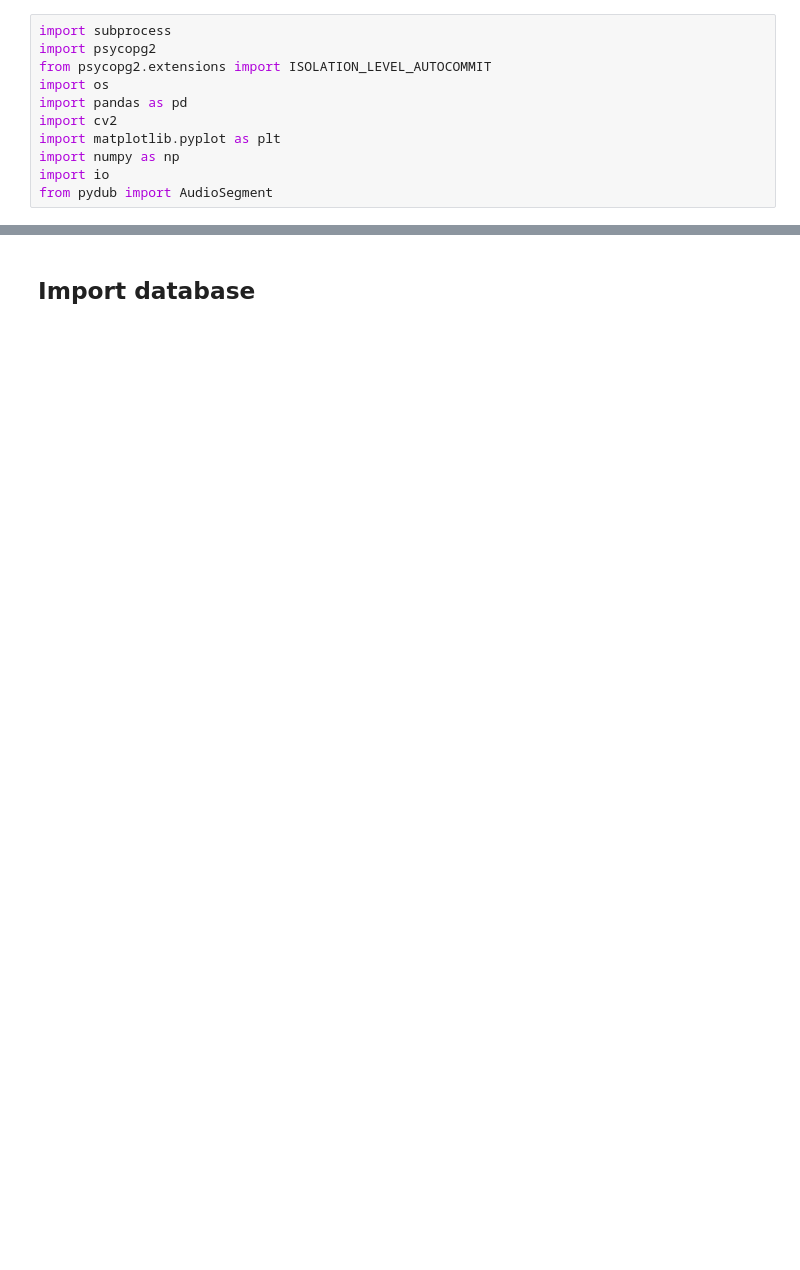
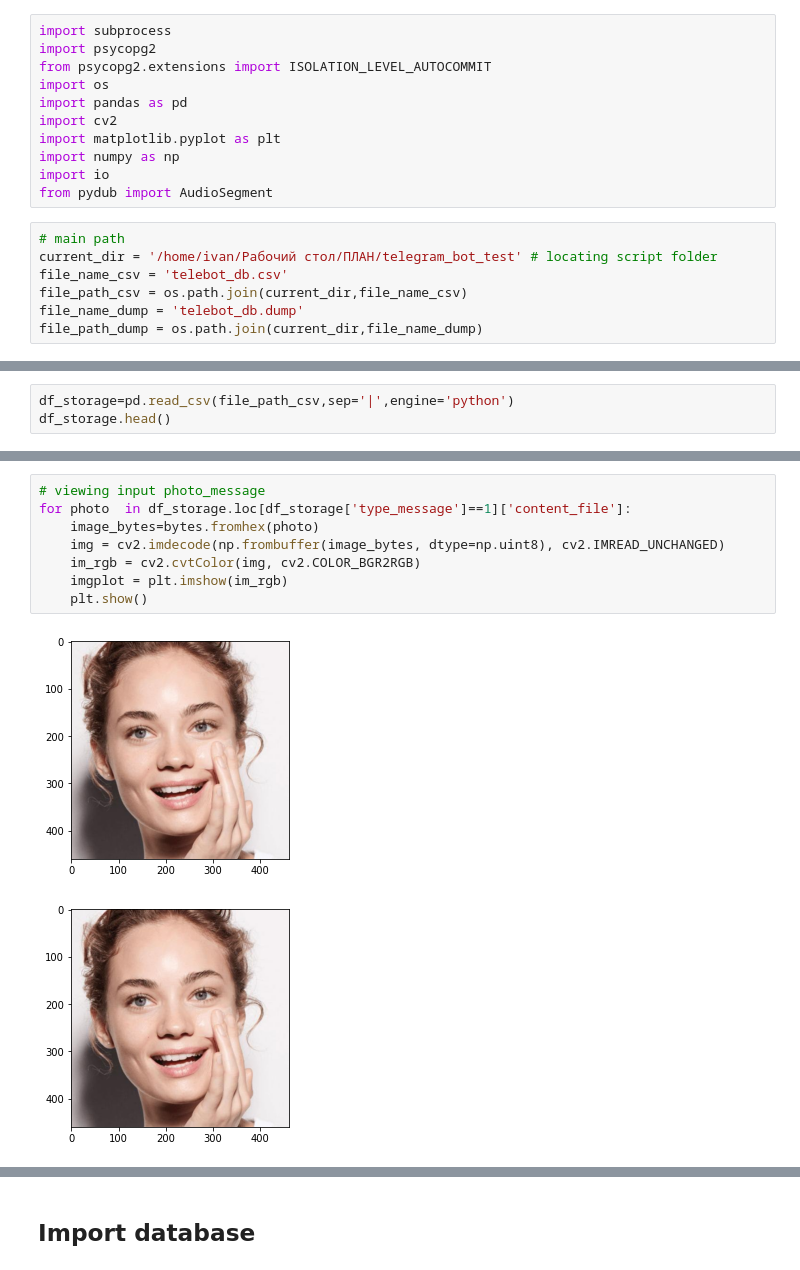
Before and after one commit to Ivan-Nadin/repos, a Jupyter notebook: telebot_db.ipynb, the cells around one changed output, grey strips where cells are left out. Drawn from its saved outputs; the diff is of its cells as text; blank space fills up the shorter version.

```diff
--- a/telebot_db.ipynb
+++ b/telebot_db.ipynb
@@ -9,3 +9,10 @@ import matplotlib.pyplot as plt
 import numpy as np
 import io
 from pydub import AudioSegment
+# %%
+# main path
+current_dir = '/home/ivan/Рабочий стол/ПЛАН/telegram_bot_test' # locating script folder
+file_name_csv = 'telebot_db.csv'
+file_path_csv = os.path.join(current_dir,file_name_csv)
+file_name_dump = 'telebot_db.dump'
+file_path_dump = os.path.join(current_dir,file_name_dump)
@@ -11,0 +21,3 @@ from pydub import AudioSegment
+# %%
+df_storage=pd.read_csv(file_path_csv,sep='|',engine='python')
+df_storage.head()
@@ -11,0 +37,11 @@ from pydub import AudioSegment
+# %%
+# viewing input photo_message
+for photo  in df_storage.loc[df_storage['type_message']==1]['content_file']:
+    image_bytes=bytes.fromhex(photo)
+    img = cv2.imdecode(np.frombuffer(image_bytes, dtype=np.uint8), cv2.IMREAD_UNCHANGED)
+    im_rgb = cv2.cvtColor(img, cv2.COLOR_BGR2RGB)
+    imgplot = plt.imshow(im_rgb)
+    plt.show()
+# %% [output]
+[figure, added]
+[figure, added]
```
Also changed, not shown: parts of 32 cells of this notebook, 14 other files.
